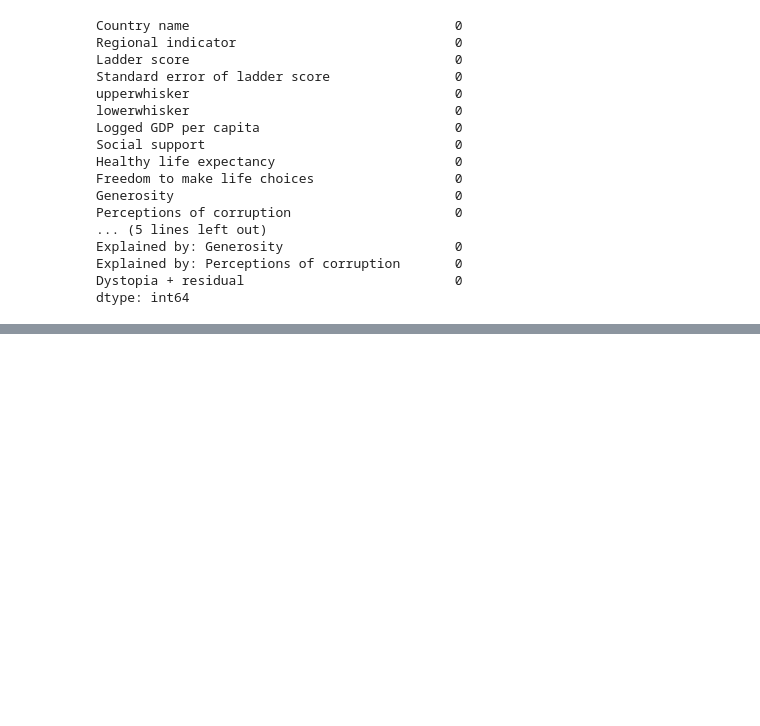
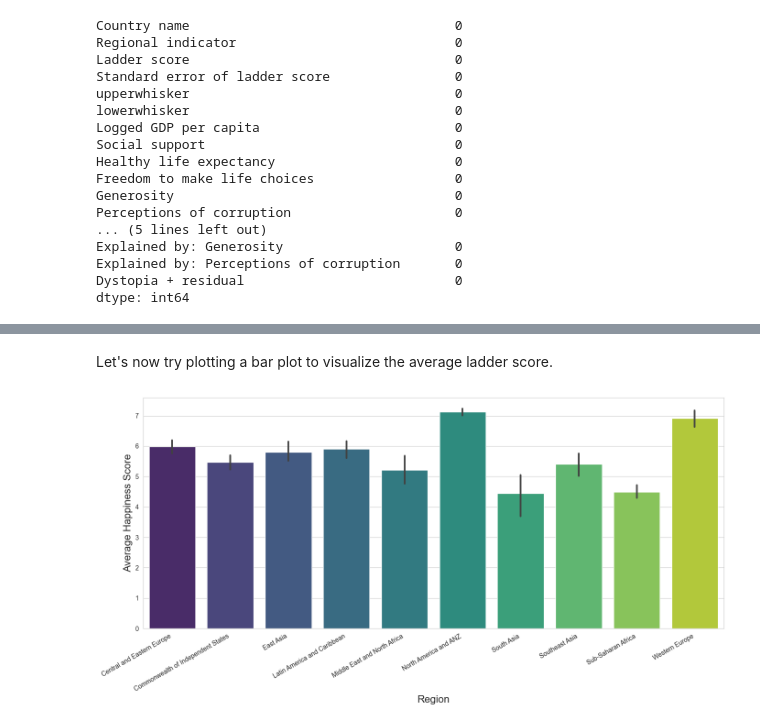
Before and after one commit to ArmandFS/CODECRAFT_DS_01, a Jupyter notebook: distribution_visualization.ipynb, the cells around one changed output, grey strips where cells are left out. Drawn from its saved outputs; the diff is of its cells as text; code cells hidden in the pictures; blank space fills up the shorter version.

```diff
--- a/distribution_visualization.ipynb
+++ b/distribution_visualization.ipynb
@@ -111,0 +112,17 @@ plt.show()
+# %% [markdown]
+Let's now try plotting a bar plot to visualize the average ladder score.
+# %%
+#bar plot
+plt.figure(figsize=(14, 7))
+
+#categorical plot
+df['Regional indicator'] = df['Regional indicator'].astype('category')
+sns.barplot(data=df, x='Regional indicator', y='Ladder score', palette='viridis')
+#plt.xticks('Average Ladder Score by Region', fontsize=16, color='darkblue')
+plt.xticks(rotation=30, ha='right', fontsize=10)
+plt.xlabel('Region', fontsize=16)
+plt.ylabel('Average Happiness Score', fontsize=16)
+plt.tight_layout()
+plt.show()
+# %% [output]
+[figure, added]
```
Also changed, not shown: parts of 2 cells of this notebook.
